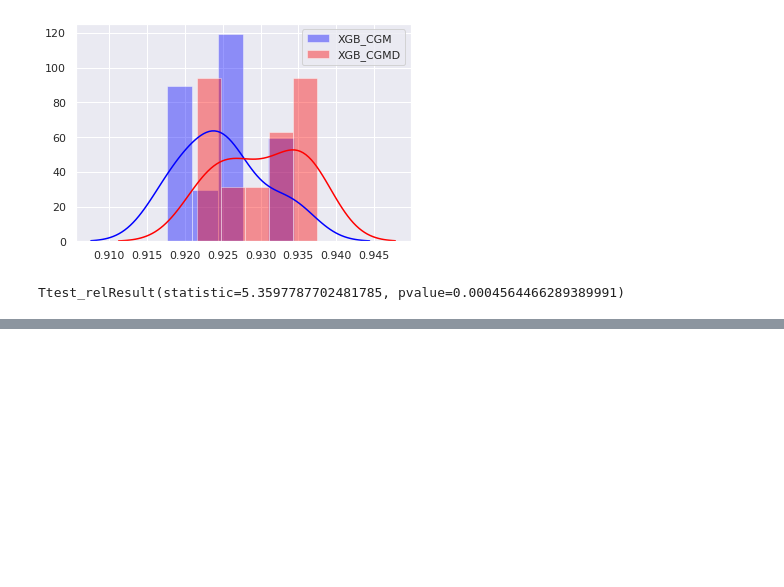
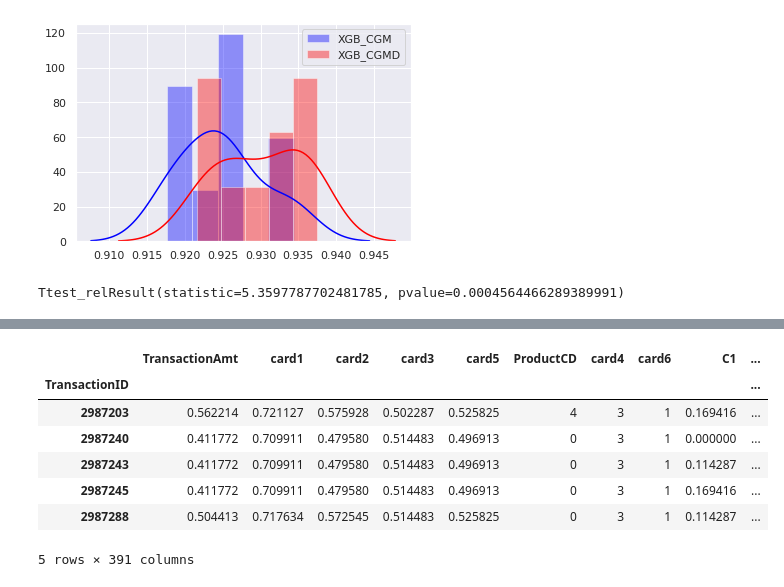
Before and after one commit to VladimirIsakov91/IEEE-CISFraudDetection, a Jupyter notebook: IEEE-CISFraudDetection.ipynb, the cells around one changed output, grey strips where cells are left out. Saved outputs shown, nothing was run; the diff lists cells and outputs as text; code cells hidden in the pictures; blank space fills up the shorter version.

```diff
--- a/IEEE-CISFraudDetection.ipynb
+++ b/IEEE-CISFraudDetection.ipynb
@@ -863,0 +881,2 @@ Ttest_relResult(statistic=5.3597787702481785, pvalue=0.0004564466289389991)
+# %%
+XCGMDV = XCGMD.join(V, how='inner')
@@ -863,0 +903,11 @@ Ttest_relResult(statistic=5.3597787702481785, pvalue=0.0004564466289389991)
+# %%
+X_.head()
+# %% [output]
+|  | TransactionAmt | card1 | card2 | card3 | card5 | ProductCD | card4 | card6 | C1 | ... |
+| TransactionID |  |  |  |  |  |  |  |  |  | ... |
+| 2987203 | 0.562214 | 0.721127 | 0.575928 | 0.502287 | 0.525825 | 4 | 3 | 1 | 0.169416 | ... |
+| 2987240 | 0.411772 | 0.709911 | 0.479580 | 0.514483 | 0.496913 | 0 | 3 | 1 | 0.000000 | ... |
+| 2987243 | 0.411772 | 0.709911 | 0.479580 | 0.514483 | 0.496913 | 0 | 3 | 1 | 0.114287 | ... |
+| 2987245 | 0.411772 | 0.709911 | 0.479580 | 0.514483 | 0.496913 | 0 | 3 | 1 | 0.169416 | ... |
+| 2987288 | 0.504413 | 0.717634 | 0.572545 | 0.514483 | 0.525825 | 0 | 3 | 1 | 0.114287 | ... |
+5 rows × 391 columns
```
Also changed, not shown: parts of 11 cells of this notebook.
